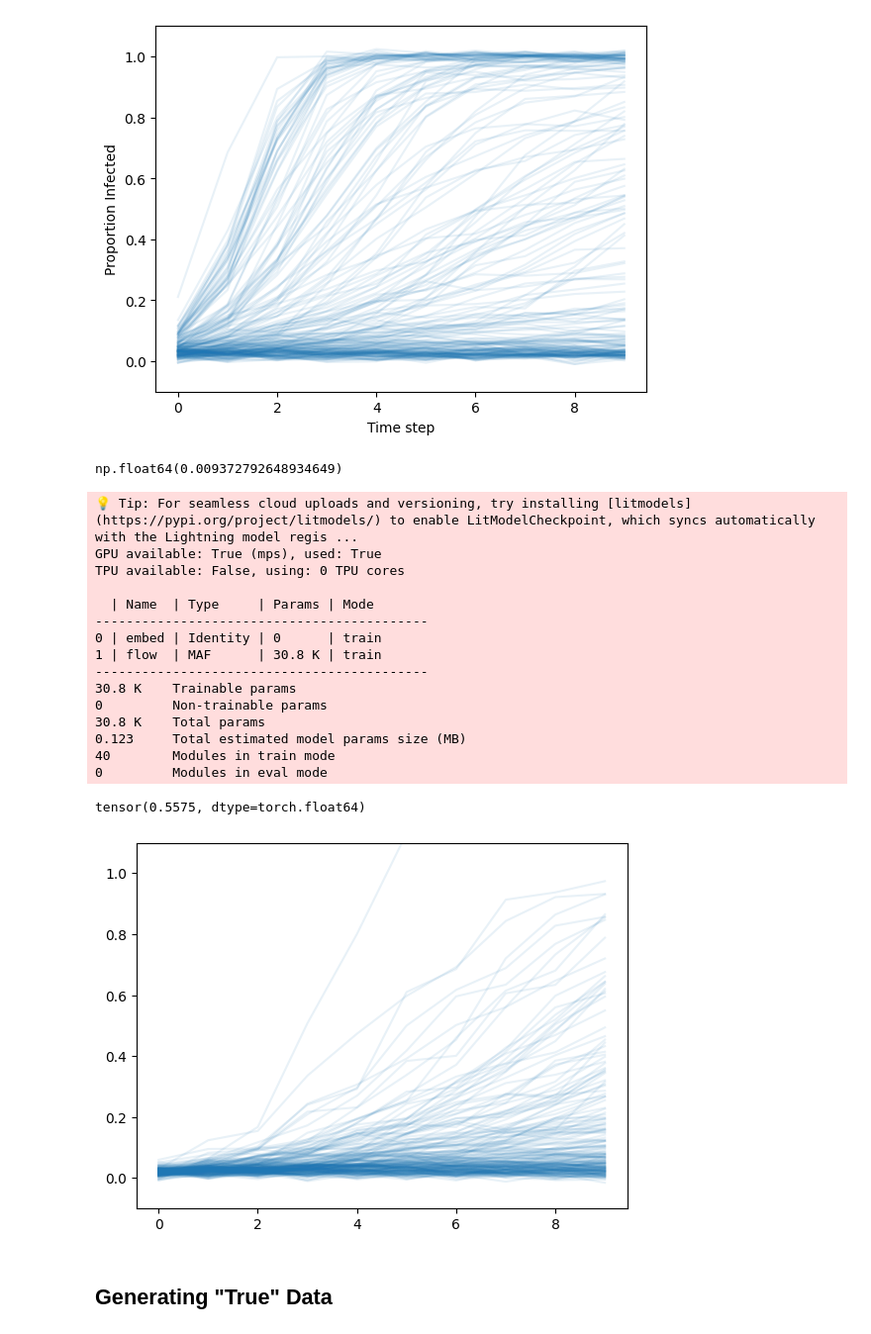
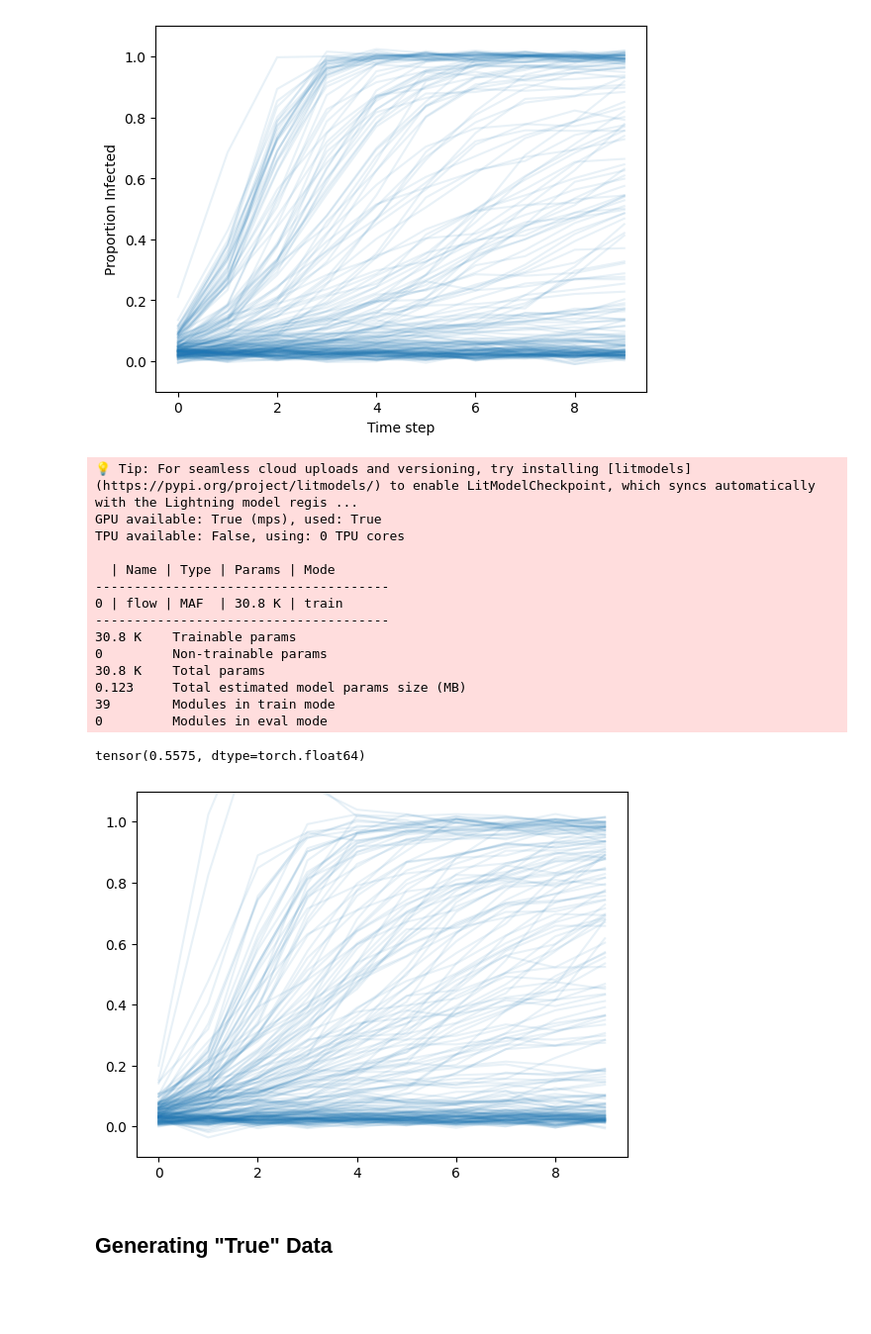
Before and after one commit to chathasphere/sim-select, a Jupyter notebook: notebooks/03_experiment1_mde.ipynb, the cells around one changed output. Shown at 99% size. Saved outputs shown, nothing was run; the diff lists cells and outputs as text; code cells hidden in the pictures; blank space fills up the shorter version.

```diff
--- a/notebooks/03_experiment1_mde.ipynb
+++ b/notebooks/03_experiment1_mde.ipynb
@@ -28,7 +28,7 @@ mps_device = torch.device("mps")
 # %% [output]
 env: PYTORCH_ENABLE_MPS_FALLBACK=1
 # %%
-N = 2000
+N = 200 # 2000
 noise = {"distr": "normal", "scale":1}
 a = int(N * 0.8)
 b = N - a
@@ -74,10 +75,6 @@ plt.savefig("figures/sir-marginal.png")
 plt.show()
 # %% [output]
 [figure]
-# %%
-np.std(np.random.randn(100) / 100)
-# %% [output]
-np.float64(0.009372792648934649)
 # %%
 optim = partial(torch.optim.AdamW, lr=0.0005)
 model = MarginalDensityFlow(10, 5, flow_type="MAF", optimizer=optim)
@@ -89,16 +86,15 @@ trainer.fit(model, train_loader, val_loader)
 GPU available: True (mps), used: True
 TPU available: False, using: 0 TPU cores
 
-  | Name  | Type     | Params | Mode
--------------------------------------------
-0 | embed | Identity | 0      | train
-1 | flow  | MAF      | 30.8 K | train
--------------------------------------------
+  | Name | Type | Params | Mode
+--------------------------------------
+0 | flow | MAF  | 30.8 K | train
+--------------------------------------
 30.8 K    Trainable params
 0         Non-trainable params
 30.8 K    Total params
 0.123     Total estimated model params size (MB)
-40        Modules in train mode
+39        Modules in train mode
 0         Modules in eval mode
 # %%
 x_val, mll_val = trainer.predict(model, val_loader)[0]
@@ -107,11 +103,11 @@ c2st(x_val.squeeze(1), samples)
 # %% [output]
 tensor(0.5575, dtype=torch.float64)
 # %%
-# plt.plot(samples[:200, :].T, alpha=0.1, color="tab:blue")
-# plt.ylim(-0.1, 1.1)
-# plt.show()
+plt.plot(samples[:200, :].T, alpha=0.1, color="tab:blue")
+plt.ylim(-0.1, 1.1)
+plt.show()
 # %% [output]
-[figure, old version]
+[figure, new version]
 # %% [markdown]
 ## Generating "True" Data
 # %%
```
Also changed, not shown: parts of 1 cell of this notebook, 4 other files.
